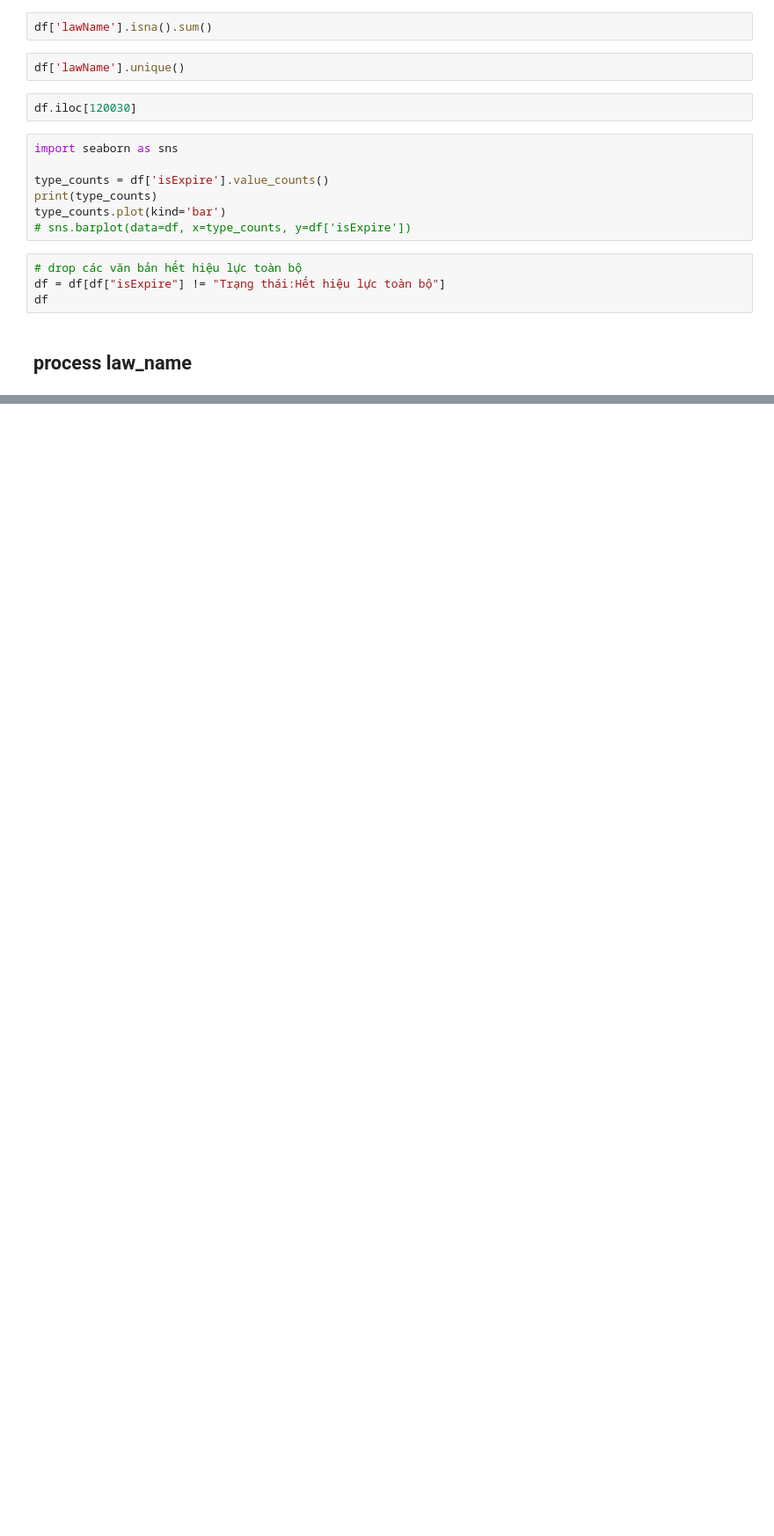
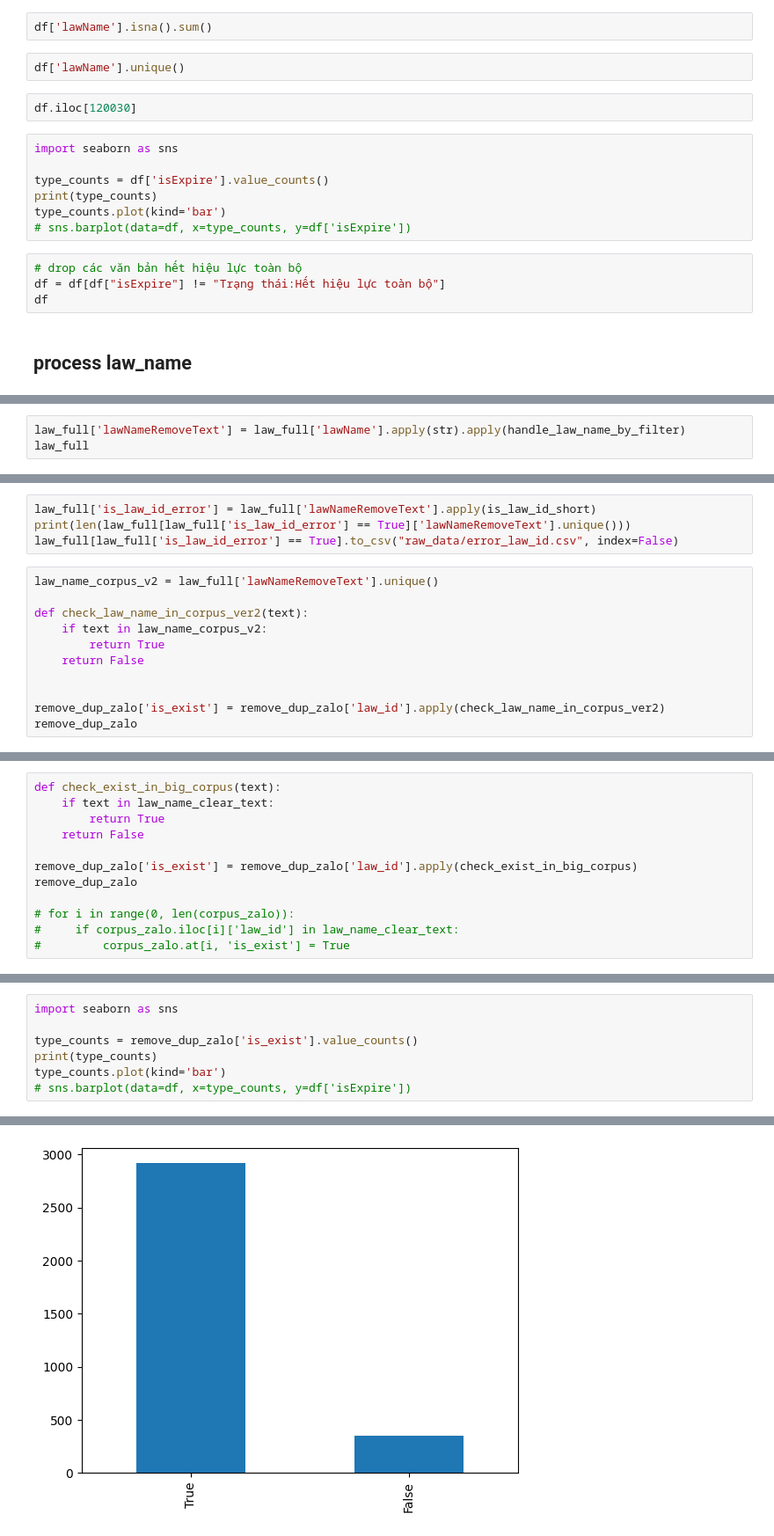
Before and after one commit to trongthanht3/vbpl_crawler, a Jupyter notebook: crawl_vbpl.ipynb, the cells around one changed output, grey strips where cells are left out. Shown at 88% size. Saved outputs shown, nothing was run; the diff lists cells and outputs as text; blank space fills up the shorter version.

```diff
--- a/crawl_vbpl.ipynb
+++ b/crawl_vbpl.ipynb
@@ -471,0 +605,3 @@ for i in range(0, len(df_law_name)):
+# %%
+law_full['lawNameRemoveText'] = law_full['lawName'].apply(str).apply(handle_law_name_by_filter)
+law_full
@@ -471,0 +611,15 @@ for i in range(0, len(df_law_name)):
+# %%
+law_full['is_law_id_error'] = law_full['lawNameRemoveText'].apply(is_law_id_short)
+print(len(law_full[law_full['is_law_id_error'] == True]['lawNameRemoveText'].unique()))
+law_full[law_full['is_law_id_error'] == True].to_csv("raw_data/error_law_id.csv", index=False)
+# %%
+law_name_corpus_v2 = law_full['lawNameRemoveText'].unique()
+
+def check_law_name_in_corpus_ver2(text):
+    if text in law_name_corpus_v2:
+        return True
+    return False
+
+
+remove_dup_zalo['is_exist'] = remove_dup_zalo['law_id'].apply(check_law_name_in_corpus_ver2)
+remove_dup_zalo
@@ -471,0 +662,12 @@ for i in range(0, len(df_law_name)):
+# %%
+def check_exist_in_big_corpus(text):
+    if text in law_name_clear_text:
+        return True
+    return False
+
+remove_dup_zalo['is_exist'] = remove_dup_zalo['law_id'].apply(check_exist_in_big_corpus)
+remove_dup_zalo
+
+# for i in range(0, len(corpus_zalo)):
+#     if corpus_zalo.iloc[i]['law_id'] in law_name_clear_text:
+#         corpus_zalo.at[i, 'is_exist'] = True
@@ -471,0 +702,8 @@ for i in range(0, len(df_law_name)):
+# %%
+import seaborn as sns
+
+type_counts = remove_dup_zalo['is_exist'].value_counts()
+print(type_counts)
+type_counts.plot(kind='bar')
+# sns.barplot(data=df, x=type_counts, y=df['isExpire'])
+# %% [output]
@@ -471,0 +714 @@ for i in range(0, len(df_law_name)):
+[figure, added]
```
Also changed, not shown: parts of 79 cells of this notebook, 1 other file.
